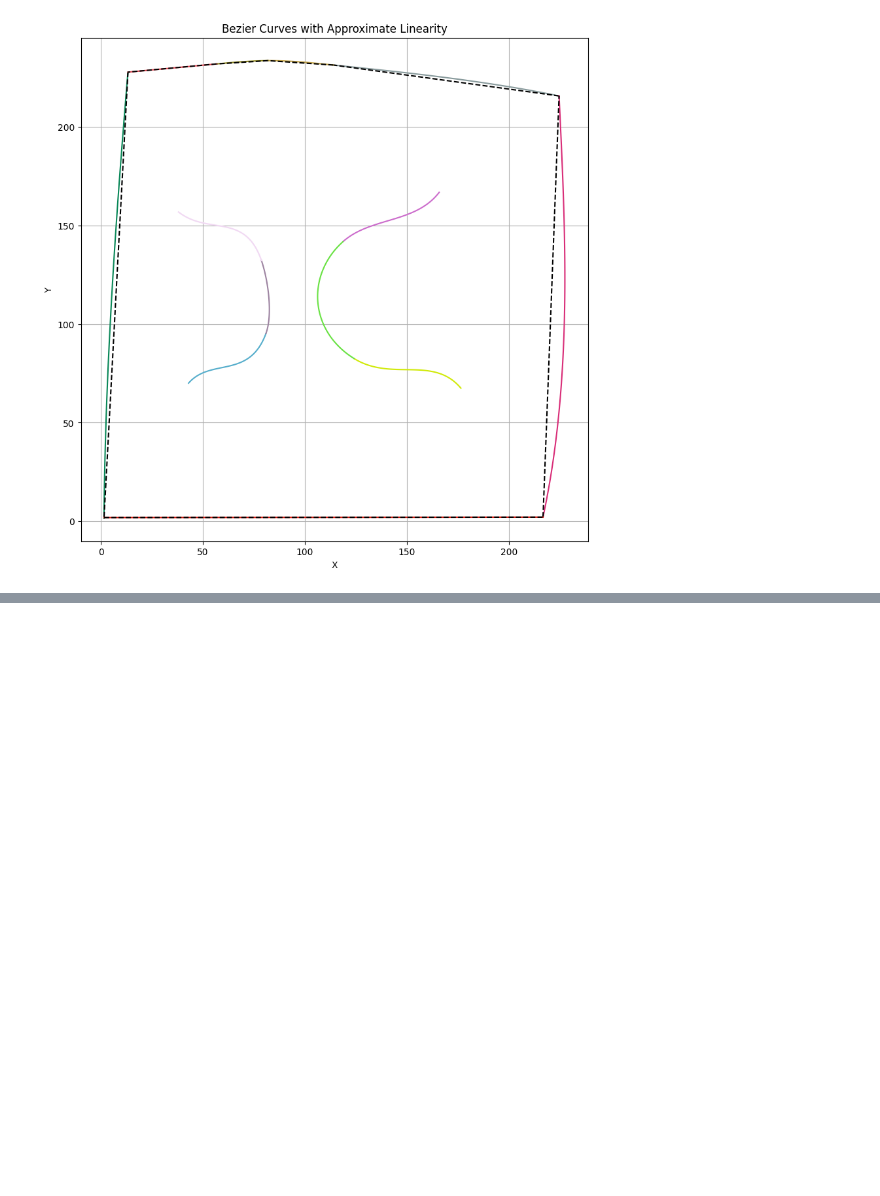
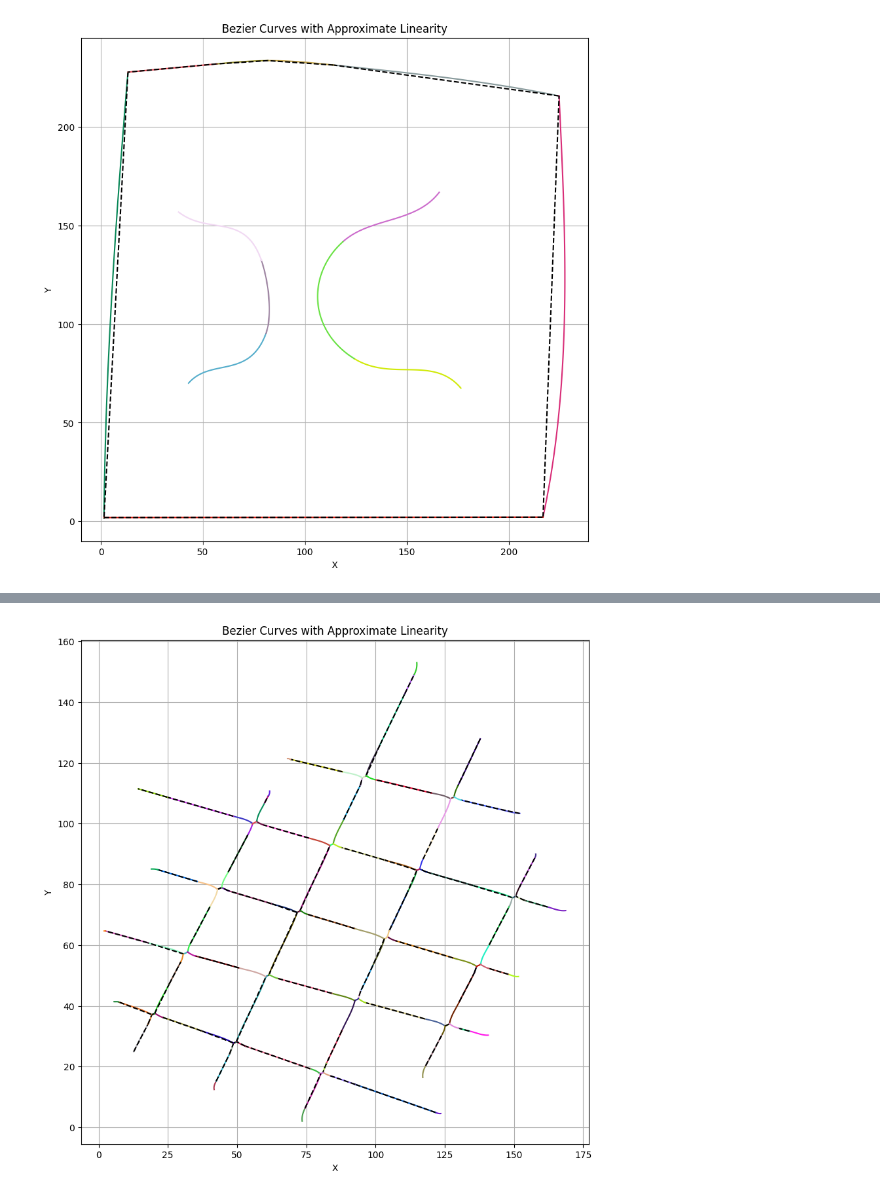
Before and after one commit to shubhamshinde6762/Adobe_Gensolve, a Jupyter notebook: reg.ipynb, the cells around one changed output, grey strips where cells are left out. Saved outputs shown, nothing was run; the diff lists cells and outputs as text; code cells hidden in the pictures; blank space fills up the shorter version.

```diff
--- a/reg.ipynb
+++ b/reg.ipynb
@@ -19,0 +118,4 @@ Number of loops detected: 1
+# %%
+plot_bezier_curves_by_cross_linear(extract_bezier_curves('data/problems/frag2.svg')[0],extract_bezier_curves('data/problems/frag1.svg')[1], threshold=100.0, linear_tolerance=0.027, show_centers=False)
+# %% [output]
+[figure, added]
```
Also changed, not shown: parts of 3 cells of this notebook, 3 other files.
